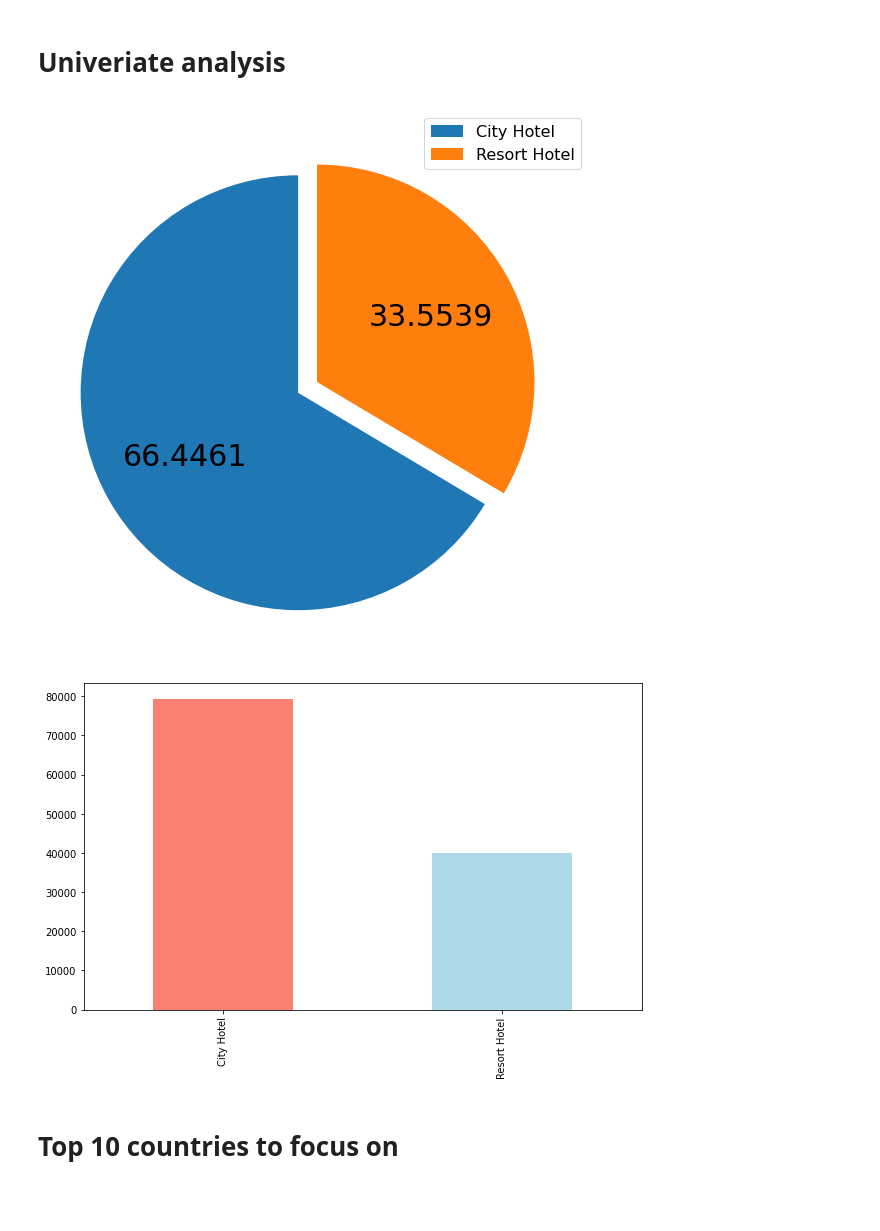
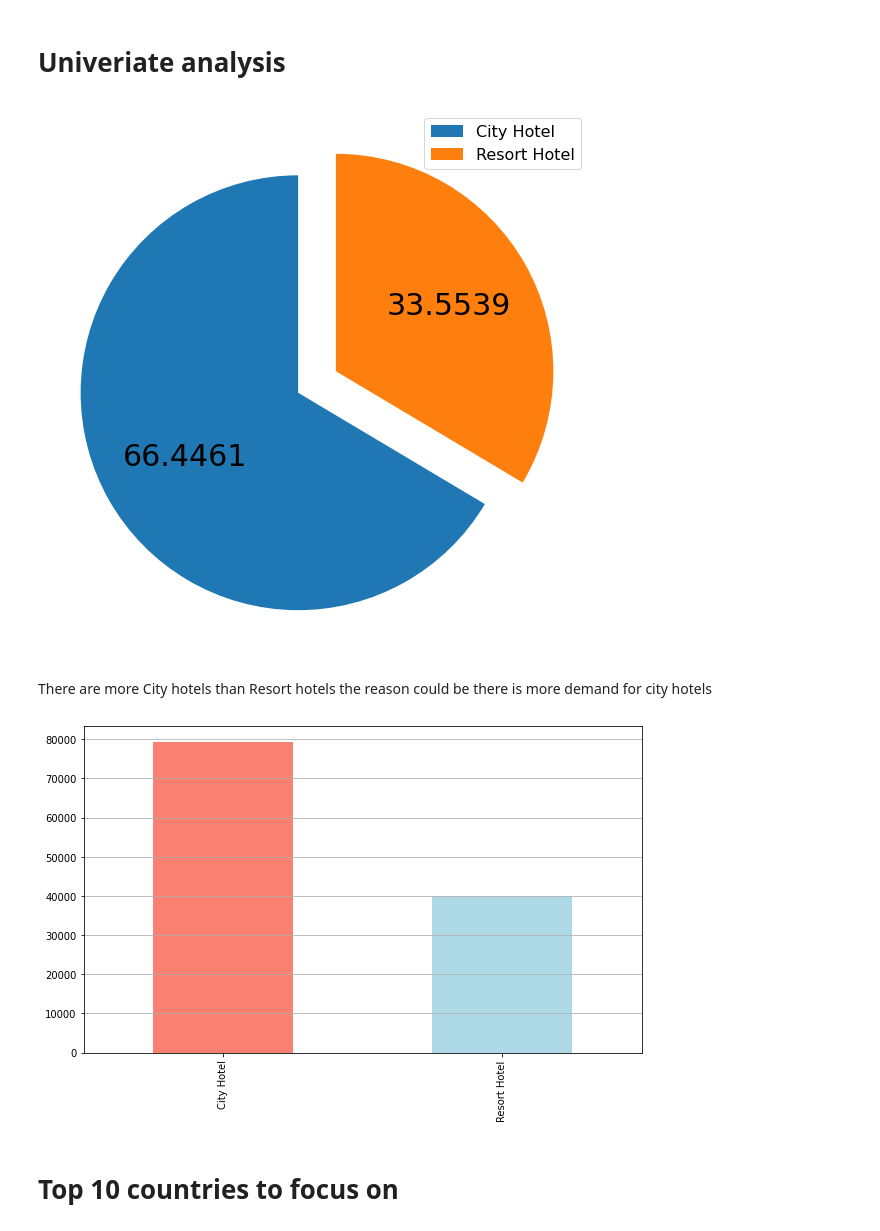
Before and after one commit to aynaval/Hotel-booking-analysis_EDA, a Jupyter notebook: EDA_Capstone_Project.ipynb, the cells around one changed output. Saved outputs shown, nothing was run; the diff lists cells and outputs as text; code cells hidden in the pictures; blank space fills up the shorter version.

```diff
--- a/EDA_Capstone_Project.ipynb
+++ b/EDA_Capstone_Project.ipynb
@@ -375,16 +368,19 @@ Name: stays_in_weekend_nights, dtype: int64
 # %%
 # Ratio of hotel types
 
 fig, ax = plt.subplots(figsize=[10,10])
-ax.pie(x=data['hotel'].value_counts().values,explode=[0.1,0],textprops={'fontsize': 30},startangle = 90,autopct='%.4f')
+ax.pie(x=data['hotel'].value_counts().values,explode=[0.1,0.1],textprops={'fontsize': 30},startangle = 90,autopct='%.4f')
 ax.legend(labels=data['hotel'].value_counts().index,loc=1,fontsize=16)
 fig.show();
 # %% [output]
-[figure, old version]
+[figure, new version]
+# %% [markdown]
+There are more City hotels than Resort hotels the reason could be there is more demand for city hotels
 # %%
 data['hotel'].value_counts().plot(kind ='bar',color=["salmon", "lightblue"],figsize=(10, 6));
+plt.grid(axis = 'y')
 # %% [output]
-[figure, old version]
+[figure, new version]
 # %% [markdown]
 # Top 10 countries to focus on
 # %%
```
Also changed, not shown: parts of 11 cells of this notebook.
